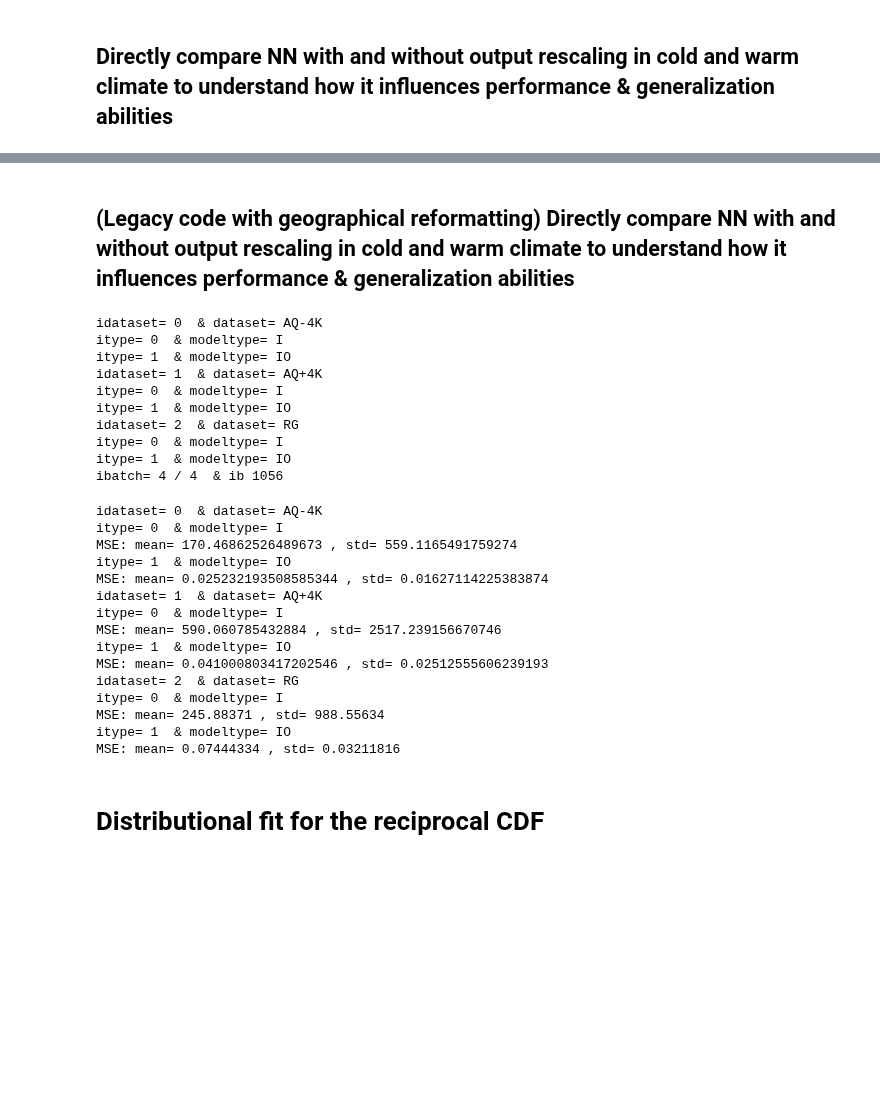
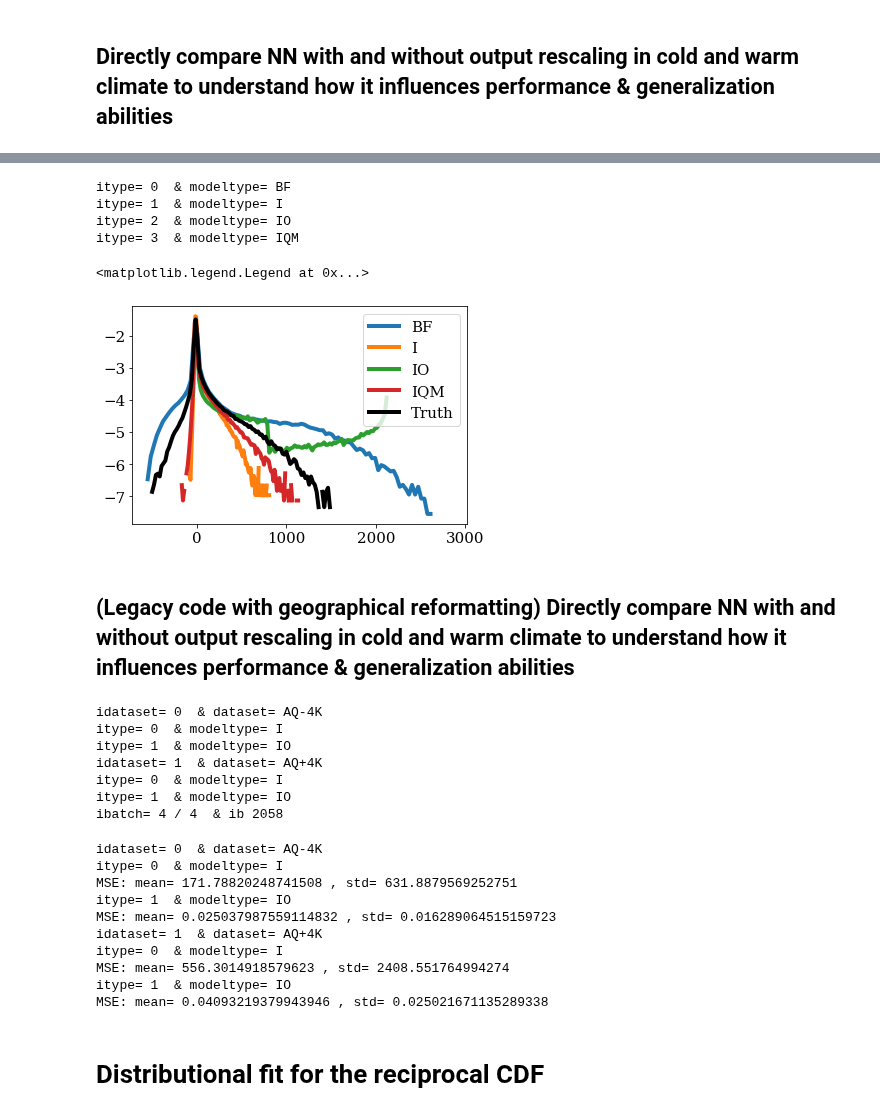
Before and after one commit to BradleyStanleyClamp/CBRAIN-CAM-MLINV, a Jupyter notebook: notebooks/tbeucler_devlog/068_Quantile_Mapping_Pre_vs_Post_Processing.ipynb, the cells around one changed output, grey strips where cells are left out. Saved outputs shown, nothing was run; the diff lists cells and outputs as text; code cells hidden in the pictures; blank space fills up the shorter version.

```diff
--- a/notebooks/tbeucler_devlog/068_Quantile_Mapping_Pre_vs_Post_Processing.ipynb
+++ b/notebooks/tbeucler_devlog/068_Quantile_Mapping_Pre_vs_Post_Processing.ipynb
@@ -1020,3 +1204,21 @@ ibatch= 4 / 4  & ib 1056
+# %%
+dataset = 'AQ+4K'
+
+for itype,modeltype in enumerate(['BF','I','IO','IQM']):
+#for itype,modeltype in enumerate(['IO']):
+    print ('itype=',itype,' & modeltype=',modeltype)
+    plt.plot(edg2bin(PDF_map[dataset][modeltype][1]),
+             np.log10(PDF_map[dataset][modeltype][0]),
+             label=modeltype)
+plt.plot(edg2bin(PDF_tru[dataset][1]),np.log10(PDF_tru[dataset][0]),label='Truth',color='k')
+plt.legend()
+# %% [output]
+itype= 0  & modeltype= BF
+itype= 1  & modeltype= I
+itype= 2  & modeltype= IO
+itype= 3  & modeltype= IQM
+<matplotlib.legend.Legend at 0x...>
+[figure, added]
 # %% [markdown]
 ## (Legacy code with geographical reformatting) Directly compare NN with and without output rescaling in cold and warm climate to understand how it influences performance & generalization abilities
 # %%
@@ -1027,7 +1229,7 @@ MSE = {}
 INP = {}
 VAR = {}
 # %%
-for idataset,dataset in enumerate(['AQ-4K','AQ+4K','RG']):
+for idataset,dataset in enumerate(['AQ-4K','AQ+4K']):
     print('idataset=',idataset,' & dataset=',dataset)
     MSE[dataset] = {}; INP[dataset] = {}; VAR[dataset] = {};
 
@@ -1074,12 +1276,9 @@ itype= 1  & modeltype= IO
 idataset= 1  & dataset= AQ+4K
 itype= 0  & modeltype= I
 itype= 1  & modeltype= IO
-idataset= 2  & dataset= RG
-itype= 0  & modeltype= I
-itype= 1  & modeltype= IO
-ibatch= 4 / 4  & ib 1056
+ibatch= 4 / 4  & ib 2058
 # %%
-for idataset,dataset in enumerate(['AQ-4K','AQ+4K','RG']):
+for idataset,dataset in enumerate(['AQ-4K','AQ+4K']):
     print('idataset=',idataset,' & dataset=',dataset)
 
     for itype,modeltype in enumerate(['I','IO']):
@@ -1090,19 +1289,14 @@ for idataset,dataset in enumerate(['AQ-4K','AQ+4K','RG']):
 # %% [output]
 idataset= 0  & dataset= AQ-4K
 itype= 0  & modeltype= I
-MSE: mean= 170.46862526489673 , std= 559.1165491759274
+MSE: mean= 171.78820248741508 , std= 631.8879569252751
 itype= 1  & modeltype= IO
-MSE: mean= 0.025232193508585344 , std= 0.01627114225383874
+MSE: mean= 0.025037987559114832 , std= 0.016289064515159723
 idataset= 1  & dataset= AQ+4K
 itype= 0  & modeltype= I
-MSE: mean= 590.060785432884 , std= 2517.239156670746
+MSE: mean= 556.3014918579623 , std= 2408.551764994274
 itype= 1  & modeltype= IO
-MSE: mean= 0.041000803417202546 , std= 0.02512555606239193
-idataset= 2  & dataset= RG
-itype= 0  & modeltype= I
-MSE: mean= 245.88371 , std= 988.55634
-itype= 1  & modeltype= IO
-MSE: mean= 0.07444334 , std= 0.03211816
+MSE: mean= 0.04093219379943946 , std= 0.025021671135289338
 # %% [markdown]
 # Distributional fit for the reciprocal CDF
 # %% [markdown]
```
Also changed, not shown: parts of 26 cells of this notebook.
